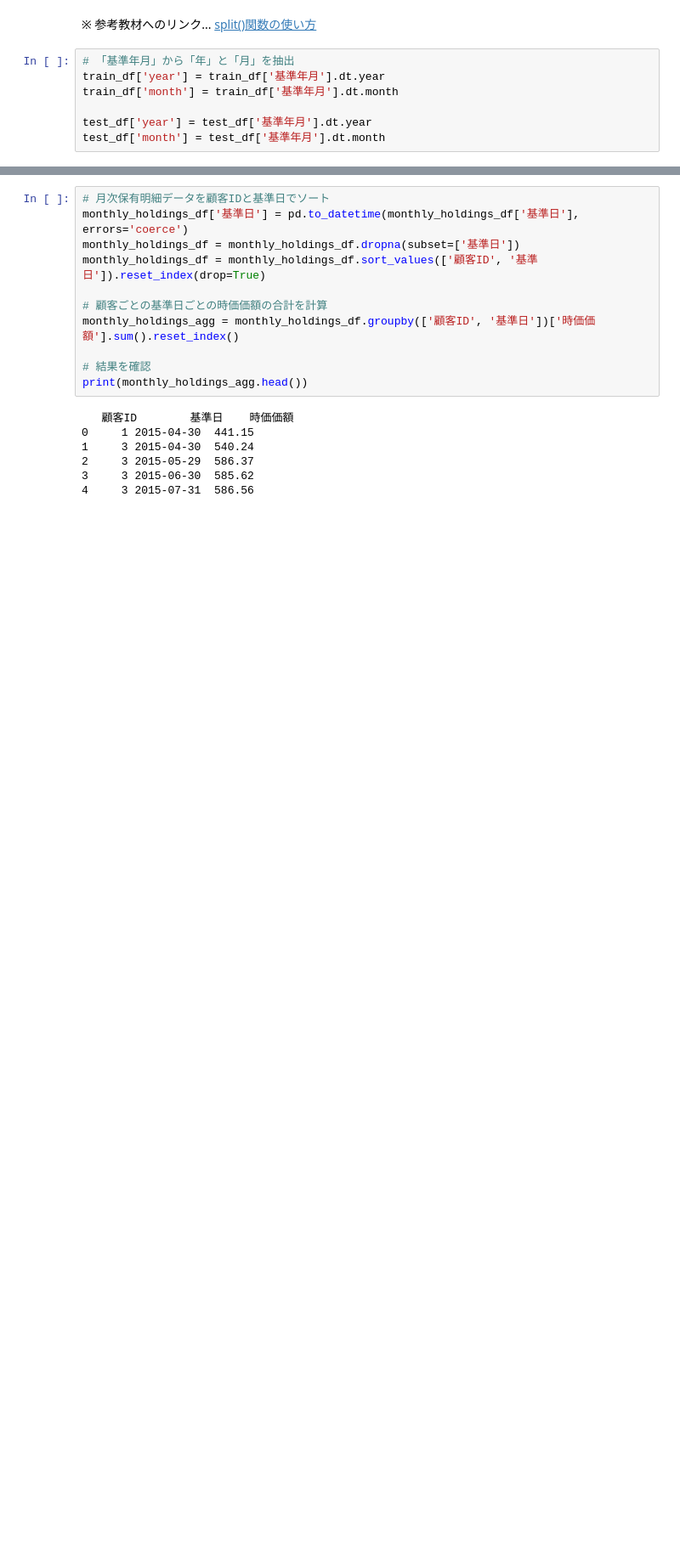
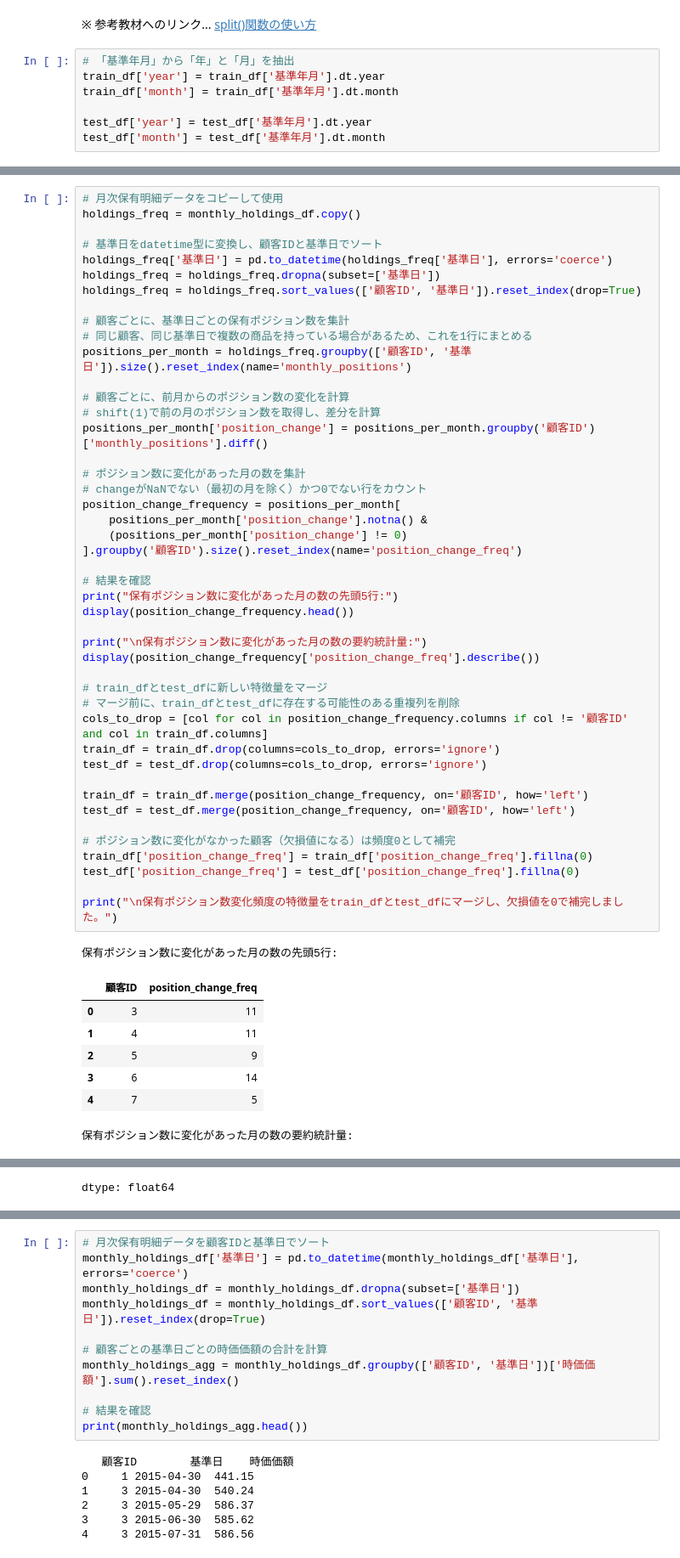
Before and after one commit to hassaku12/manabiDX2025, a Jupyter notebook: CM_Stitch_custom.ipynb, the cells around one changed output, grey strips where cells are left out. Shown at 85% size. Saved outputs shown, nothing was run; the diff lists cells and outputs as text; blank space fills up the shorter version.

```diff
--- a/CM_Stitch_custom.ipynb
+++ b/CM_Stitch_custom.ipynb
@@ -1649,0 +1714,54 @@ test_df['month'] = test_df['基準年月'].dt.month
+# %%
+# 月次保有明細データをコピーして使用
+holdings_freq = monthly_holdings_df.copy()
+
+# 基準日をdatetime型に変換し、顧客IDと基準日でソート
+holdings_freq['基準日'] = pd.to_datetime(holdings_freq['基準日'], errors='coerce')
+holdings_freq = holdings_freq.dropna(subset=['基準日'])
+holdings_freq = holdings_freq.sort_values(['顧客ID', '基準日']).reset_index(drop=True)
+
+# 顧客ごとに、基準日ごとの保有ポジション数を集計
+# 同じ顧客、同じ基準日で複数の商品を持っている場合があるため、これを1行にまとめる
+positions_per_month = holdings_freq.groupby(['顧客ID', '基準日']).size().reset_index(name='monthly_positions')
+
+# 顧客ごとに、前月からのポジション数の変化を計算
+# shift(1)で前の月のポジション数を取得し、差分を計算
+positions_per_month['position_change'] = positions_per_month.groupby('顧客ID')['monthly_positions'].diff()
+
+# ポジション数に変化があった月の数を集計
+# changeがNaNでない（最初の月を除く）かつ0でない行をカウント
+position_change_frequency = positions_per_month[
+    positions_per_month['position_change'].notna() &
+    (positions_per_month['position_change'] != 0)
+].groupby('顧客ID').size().reset_index(name='position_change_freq')
+
+# 結果を確認
+print("保有ポジション数に変化があった月の数の先頭5行:")
+display(position_change_frequency.head())
+
+print("\n保有ポジション数に変化があった月の数の要約統計量:")
+display(position_change_frequency['position_change_freq'].describe())
+
+# train_dfとtest_dfに新しい特徴量をマージ
+# マージ前に、train_dfとtest_dfに存在する可能性のある重複列を削除
+cols_to_drop = [col for col in position_change_frequency.columns if col != '顧客ID' and col in train_df.columns]
+train_df = train_df.drop(columns=cols_to_drop, errors='ignore')
+test_df = test_df.drop(columns=cols_to_drop, errors='ignore')
+
+train_df = train_df.merge(position_change_frequency, on='顧客ID', how='left')
+test_df = test_df.merge(position_change_frequency, on='顧客ID', how='left')
+
+# ポジション数に変化がなかった顧客（欠損値になる）は頻度0として補完
+train_df['position_change_freq'] = train_df['position_change_freq'].fillna(0)
+test_df['position_change_freq'] = test_df['position_change_freq'].fillna(0)
+
+print("\n保有ポジション数変化頻度の特徴量をtrain_dfとtest_dfにマージし、欠損値を0で補完しました。")
+# %% [output]
+保有ポジション数に変化があった月の数の先頭5行:
+|  | 顧客ID | position_change_freq |
+| 0 | 3 | 11 |
+| 1 | 4 | 11 |
+| 2 | 5 | 9 |
+| 3 | 6 | 14 |
+| 4 | 7 | 5 |
+保有ポジション数に変化があった月の数の要約統計量:
@@ -1649,0 +1777 @@ test_df['month'] = test_df['基準年月'].dt.month
+dtype: float64
```
Also changed, not shown: parts of 9 cells of this notebook.
